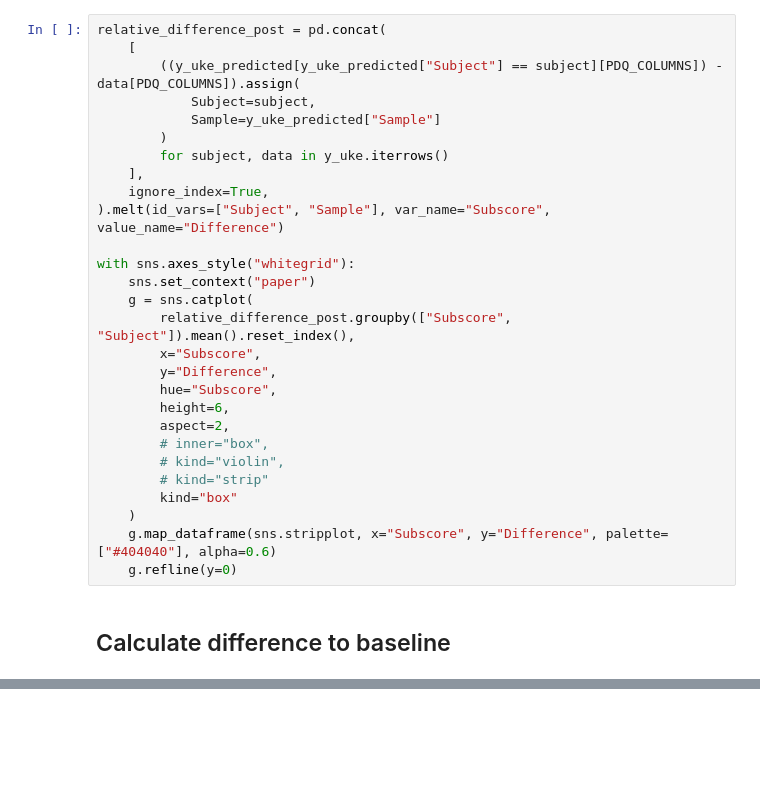
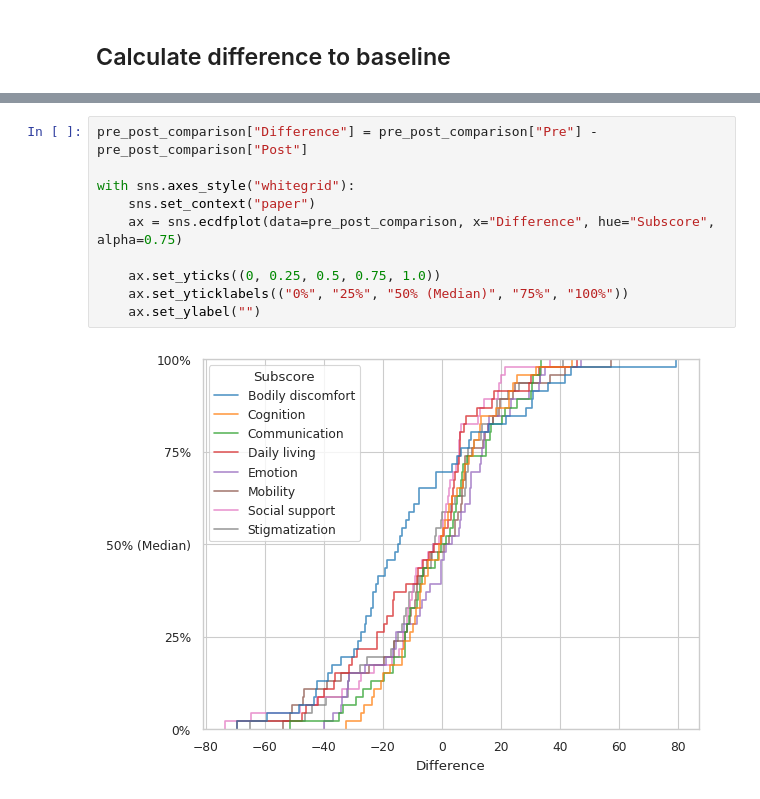
Before and after one commit to UKEIAM/de.uke.iam.parkinson.vae_longitudinal, a Jupyter notebook: conditional/model_differences.ipynb, the cells around one changed output, grey strips where cells are left out. Drawn from its saved outputs; the diff is of its cells as text; blank space fills up the shorter version.

```diff
--- a/conditional/model_differences.ipynb
+++ b/conditional/model_differences.ipynb
@@ -266,31 +292,3 @@ with sns.axes_style("whitegrid"):
-# %%
-relative_difference_post = pd.concat(
-    [
-        ((y_uke_predicted[y_uke_predicted["Subject"] == subject][PDQ_COLUMNS]) - data[PDQ_COLUMNS]).assign(
-            Subject=subject,
-            Sample=y_uke_predicted["Sample"]
-        )
-        for subject, data in y_uke.iterrows()
-    ],
-    ignore_index=True,
-).melt(id_vars=["Subject", "Sample"], var_name="Subscore", value_name="Difference")
-
-with sns.axes_style("whitegrid"):
-    sns.set_context("paper")
-    g = sns.catplot(
-        relative_difference_post.groupby(["Subscore", "Subject"]).mean().reset_index(),
-        x="Subscore",
-        y="Difference",
-        hue="Subscore",
-        height=6,
-        aspect=2,
-        # inner="box",
-        # kind="violin",
-        # kind="strip"
-        kind="box"
-    )
-    g.map_dataframe(sns.stripplot, x="Subscore", y="Difference", palette=["#404040"], alpha=0.6)
-    g.refline(y=0)
 # %% [markdown]
 ## Calculate difference to baseline
 # %%
@@ -319,0 +305,12 @@ samples_constant_adjustment["improvement"] = (samples_constant_adjustment["obser
+# %%
+pre_post_comparison["Difference"] = pre_post_comparison["Pre"] - pre_post_comparison["Post"]
+
+with sns.axes_style("whitegrid"):
+    sns.set_context("paper")
+    ax = sns.ecdfplot(data=pre_post_comparison, x="Difference", hue="Subscore", alpha=0.75)
+
+    ax.set_yticks((0, 0.25, 0.5, 0.75, 1.0))
+    ax.set_yticklabels(("0%", "25%", "50% (Median)", "75%", "100%"))
+    ax.set_ylabel("")
+# %% [output]
+[figure, added]
```
Also changed, not shown: parts of 11 cells of this notebook.
